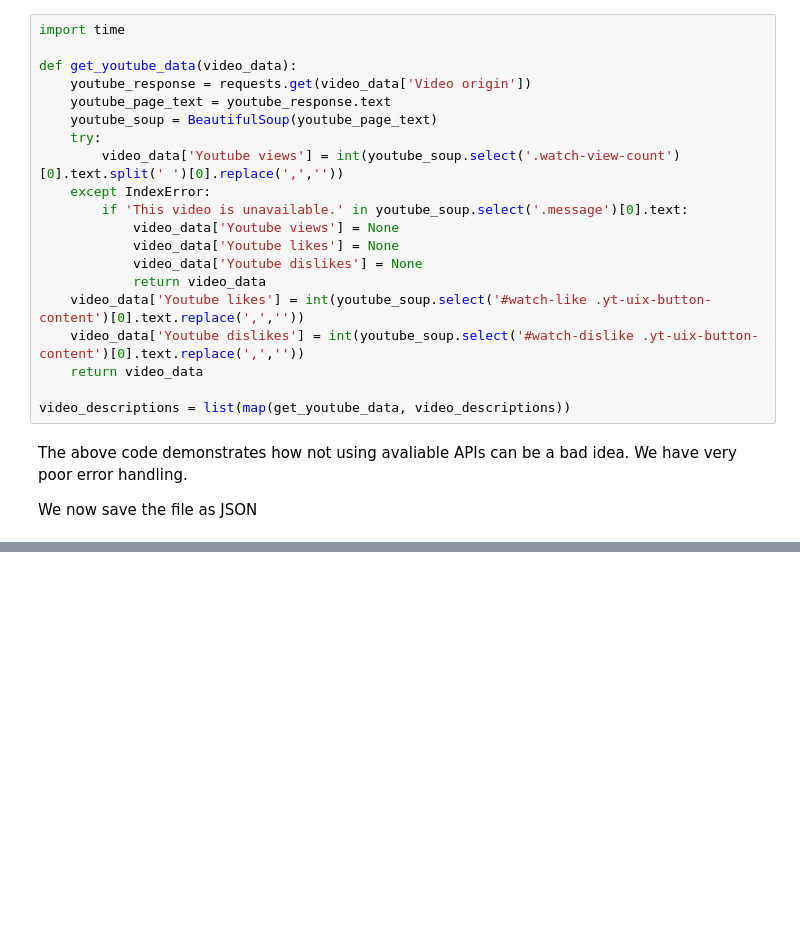
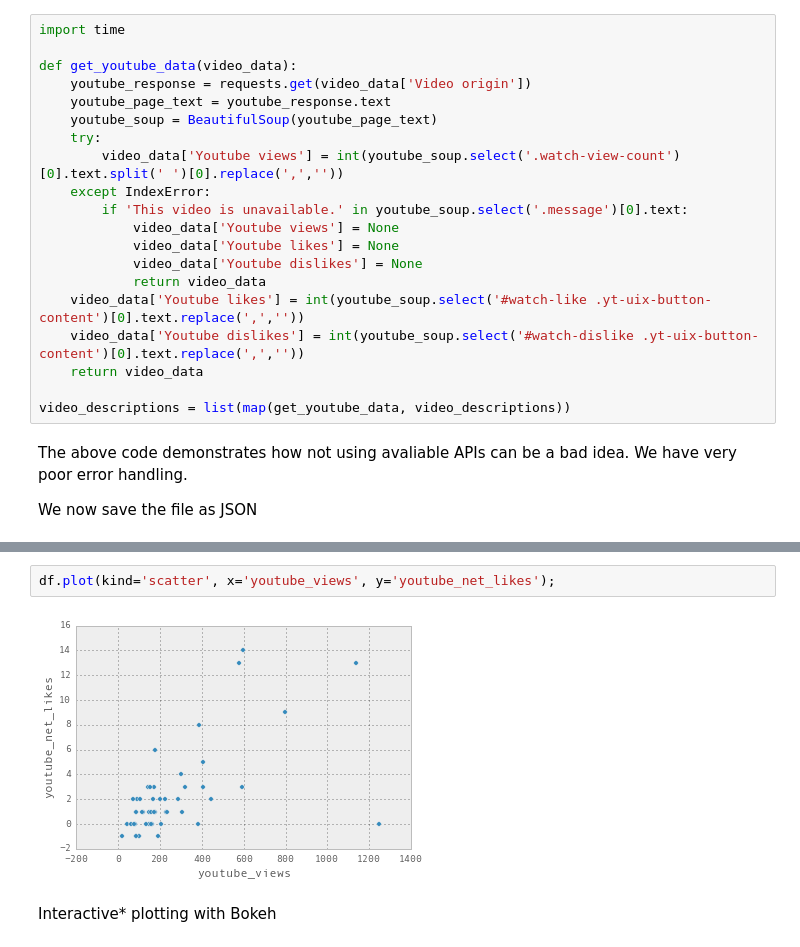
Before and after one commit to jackgolding/FullStackDataAnalysis, a Jupyter notebook: Web Scraping 101.ipynb, the cells around one changed output, grey strips where cells are left out. Drawn from its saved outputs; the diff is of its cells as text; blank space fills up the shorter version.

```diff
--- a/Web Scraping 101.ipynb
+++ b/Web Scraping 101.ipynb
@@ -105,0 +289,6 @@ with open(r'./Assets/pycon_au_2014_video_data.json', 'w') as outfile:
+# %%
+df.plot(kind='scatter', x='youtube_views', y='youtube_net_likes');
+# %% [output]
+[figure, added]
+# %% [markdown]
+Interactive* plotting with Bokeh
```
Also changed, not shown: parts of 40 cells of this notebook.
